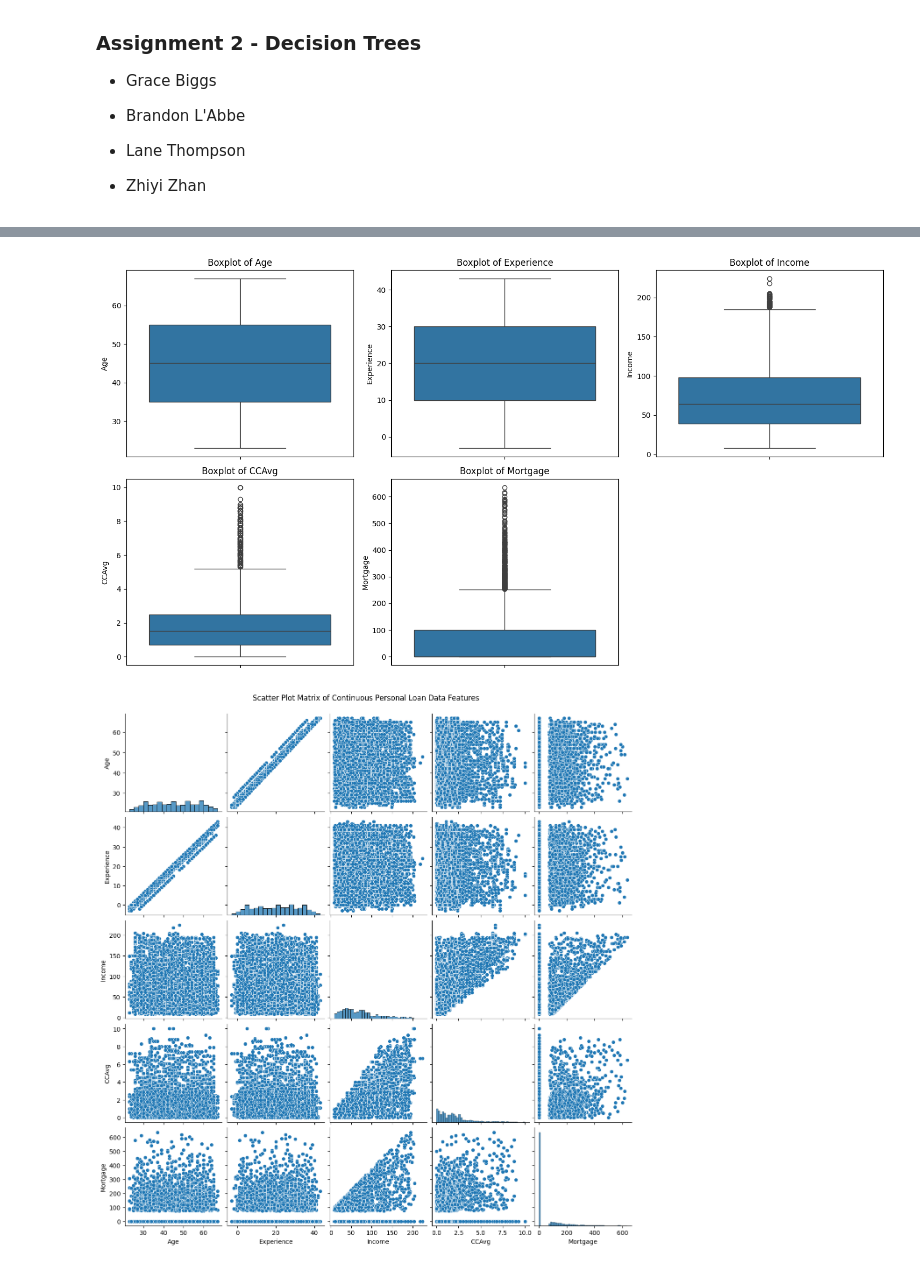
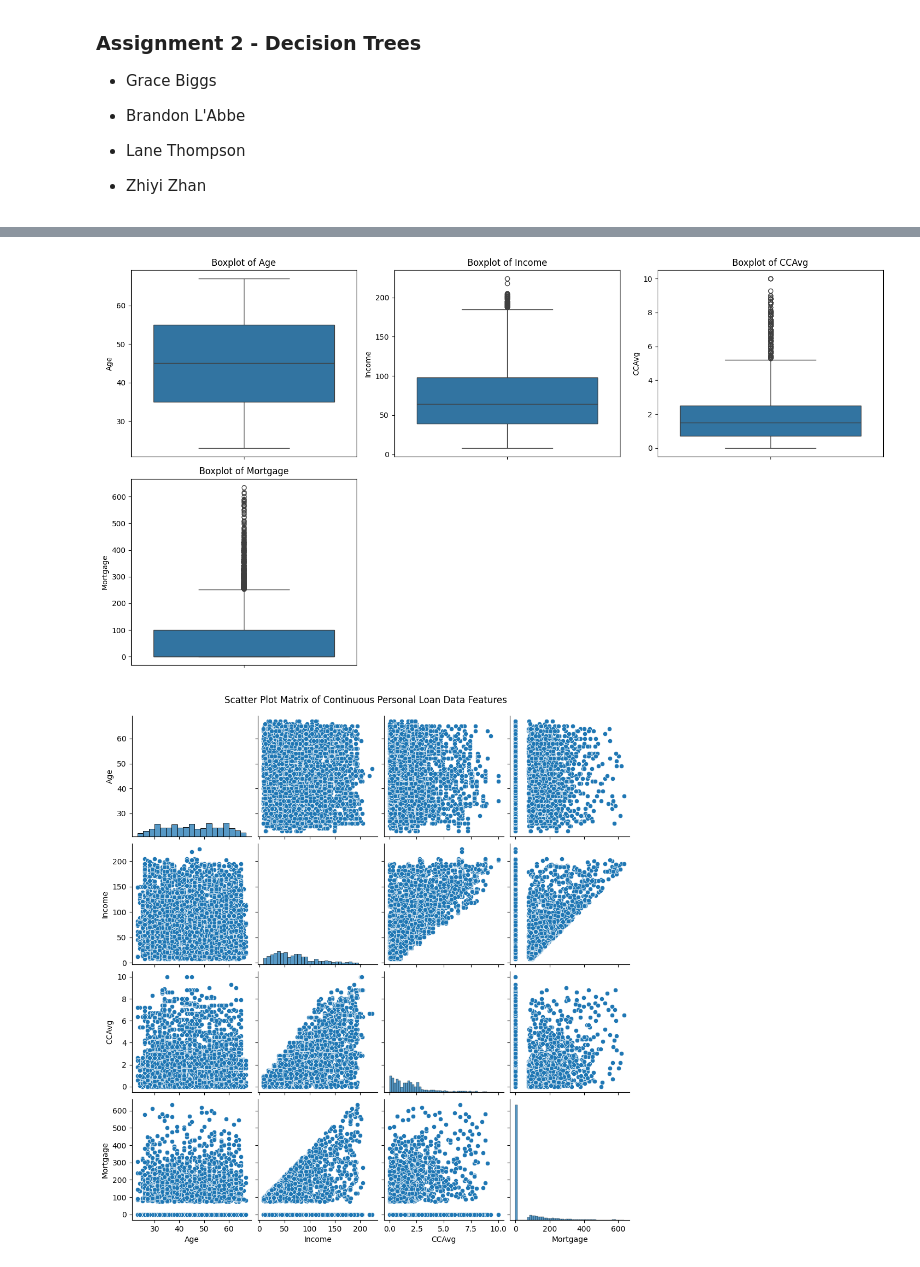
Before and after one commit to stlngds/CS372, a Jupyter notebook: Assignment2/Assignment2_Group5.ipynb, the cells around one changed output, grey strips where cells are left out. Saved outputs shown, nothing was run; the diff lists cells and outputs as text; code cells hidden in the pictures.

```diff
--- a/Assignment2/Assignment2_Group5.ipynb
+++ b/Assignment2/Assignment2_Group5.ipynb
@@ -17,8 +17,9 @@ import matplotlib.pyplot as plt
 import seaborn as sns
 
 df = pd.read_excel('Personal Loan Data_DT.xlsx', sheet_name='Data')
-df = df.drop(columns=['ID'])
-# Drop ID column - provides no useful info.
+df = df.drop(columns=['ID']) # Drop ID column - provides no useful info.
+df = df.drop(columns=['ZIP Code']) # ZIP Code
+df = df.drop(columns=['Experience']) #  Extremely high correlation between Age and Experience. Drop Experience.
 # Binary: Personal Loan, Securities Account, CD Account, Online, Credit Card
 # Continuous: Age, Experience, Income, CCAvg, Mortgage
 # Ordinal: Family
@@ -34,7 +35,7 @@ print(df.isnull().sum()) # 2 missing experience, 4 missing education
 df = df.dropna()
 
 # Check for outliers with Boxplots.
-continuous_vars = ['Age', 'Experience', 'Income', 'CCAvg', 'Mortgage']
+continuous_vars = ['Age', 'Income', 'CCAvg', 'Mortgage']
 plt.figure(figsize=(15,8))
 for i, col in enumerate(continuous_vars, 1):
     plt.subplot(2, 3, i)
@@ -77,6 +78,6 @@ Dataframe:
 CD Account            0
 Online                0
 CreditCard            0
 dtype: int64
-[figure, old version]
+[figure, new version]
-[figure, old version]
+[figure, new version]
```
Also changed, not shown: parts of 2 cells of this notebook.
